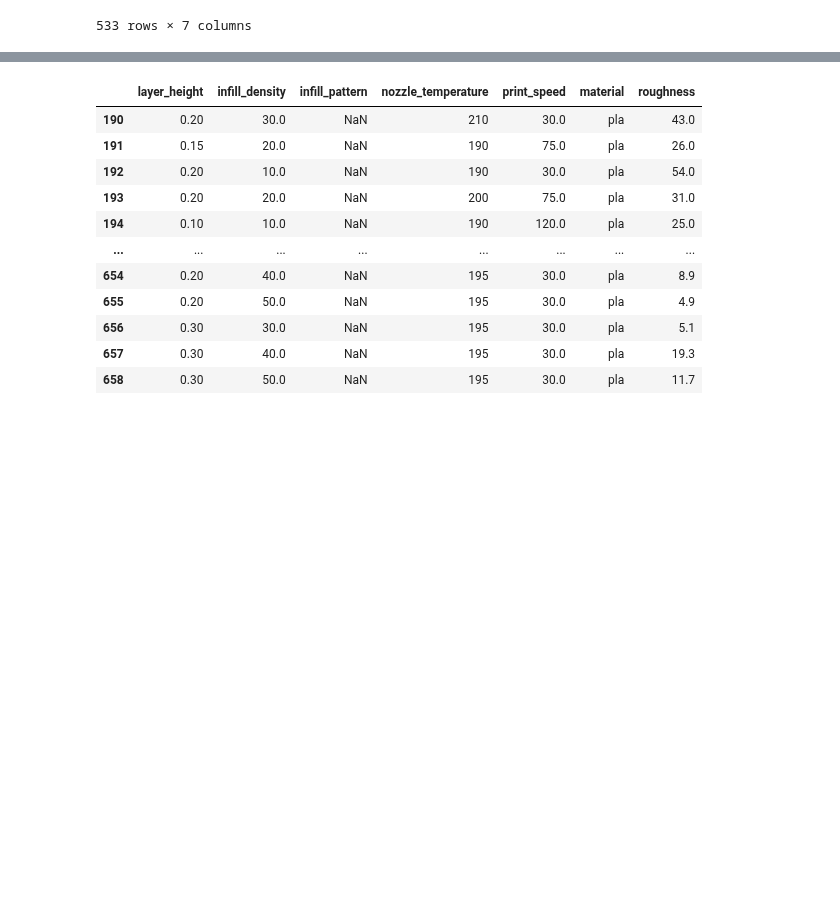
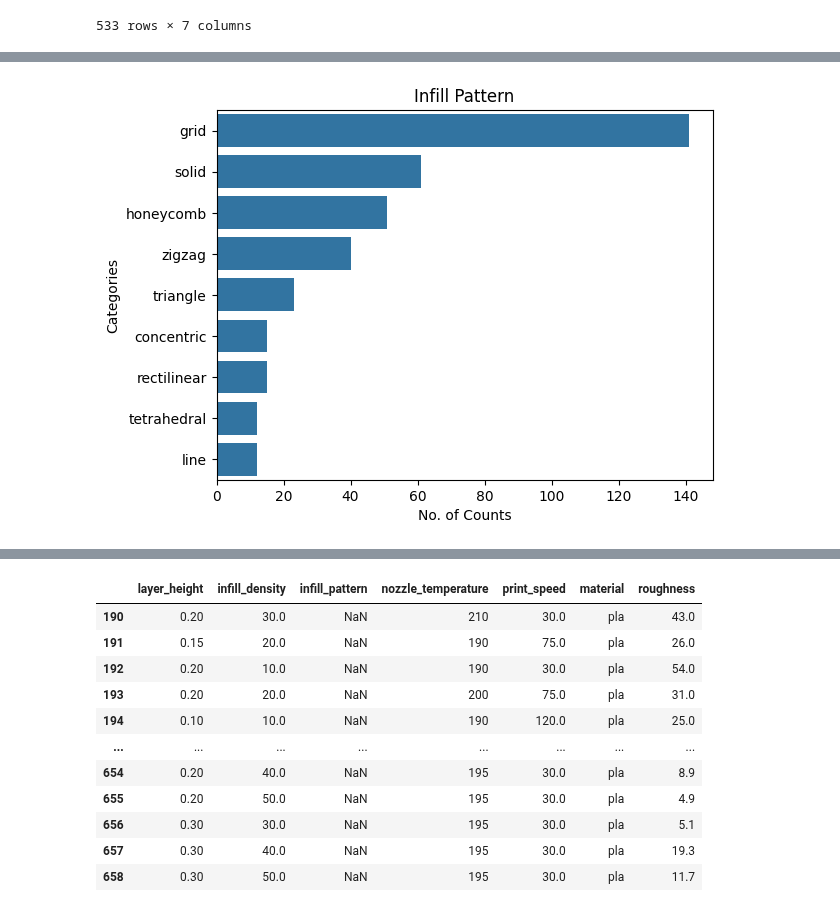
Before and after one commit to hanzlayyy/FYDP, a Jupyter notebook: FYDP_Notebook_V1_0.ipynb, the cells around one changed output, grey strips where cells are left out. Saved outputs shown, nothing was run; the diff lists cells and outputs as text; code cells hidden in the pictures; blank space fills up the shorter version.

```diff
--- a/FYDP_Notebook_V1_0.ipynb
+++ b/FYDP_Notebook_V1_0.ipynb
@@ -78,0 +57,10 @@ Name: count, dtype: int64
+# %%
+x_2 = pd.Series(df['infill_pattern'].value_counts()).values
+y_2 = pd.Series(df['infill_pattern'].value_counts()).index
+sns.barplot(x=x_2, y=y_2, orient='h')
+plt.xlabel('No. of Counts')
+plt.ylabel('Categories')
+plt.title('Infill Pattern')
+plt.show()
+# %% [output]
+[figure, added]
```
Also changed, not shown: parts of 58 cells of this notebook.
